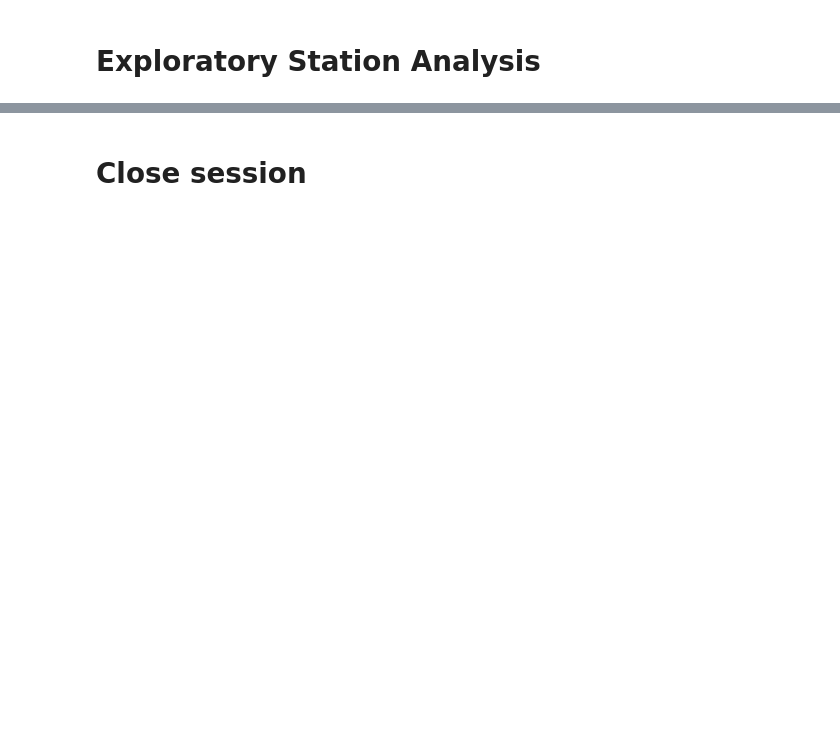
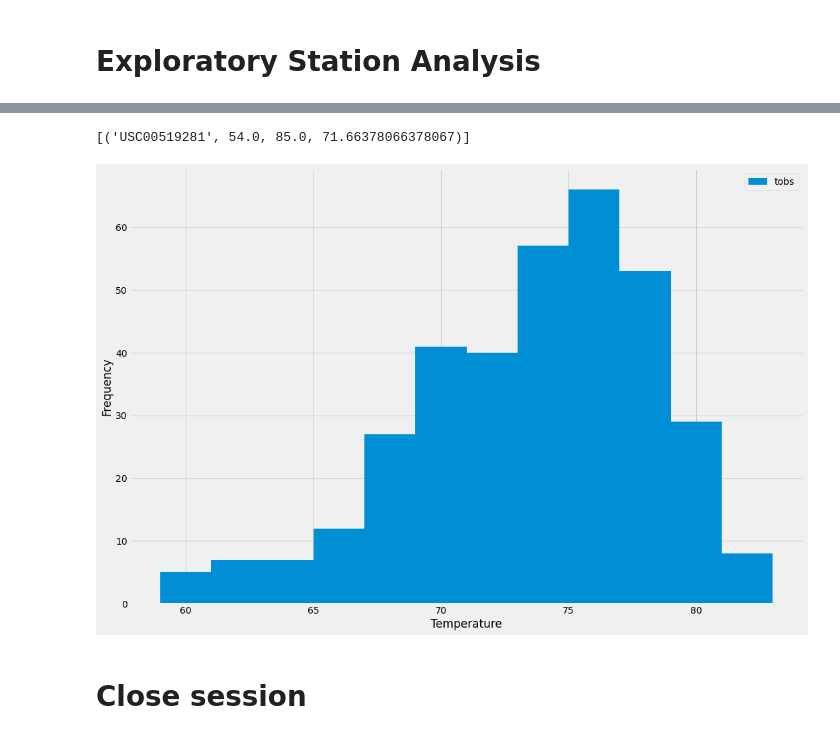
Before and after one commit to JeremyTallant/sqlalchemy-challenge, a Jupyter notebook: SurfsUp/climate.ipynb, the cells around one changed output, grey strips where cells are left out. Drawn from its saved outputs; the diff is of its cells as text; code cells hidden in the pictures; blank space fills up the shorter version.

```diff
--- a/SurfsUp/climate.ipynb
+++ b/SurfsUp/climate.ipynb
@@ -74,8 +107,25 @@ plt.show()
 # %%
 # Using the most active station id from the previous query, calculate the lowest, highest, and average temperature.
+session.query(Measurement.station, func.min(Measurement.tobs),\
+            func.max(Measurement.tobs), func.avg(Measurement.tobs)).\
+            filter(Measurement.station== 'USC00519281').all()
+# %% [output]
+[('USC00519281', 54.0, 85.0, 71.66378066378067)]
 # %%
 # Using the most active station id
 # Query the last 12 months of temperature observation data for this station and plot the results as a histogram
+active_station = session.query(Measurement.tobs).filter(Measurement.station == 'USC00519281').\
+                            filter(Measurement.date >= year_ago_date).all()
+station_df = pd.DataFrame(active_station)
+plt.figure(figsize = (15,10))
+plt.hist(station_df, bins = 12)
+plt.xlabel('Temperature')
+plt.ylabel('Frequency')
+plt.legend(['tobs'])
+plt.tight_layout()
+plt.show()
+# %% [output]
+[figure, added]
 # %% [markdown]
 # Close session
 # %%
```
Also changed, not shown: parts of 4 cells of this notebook.
